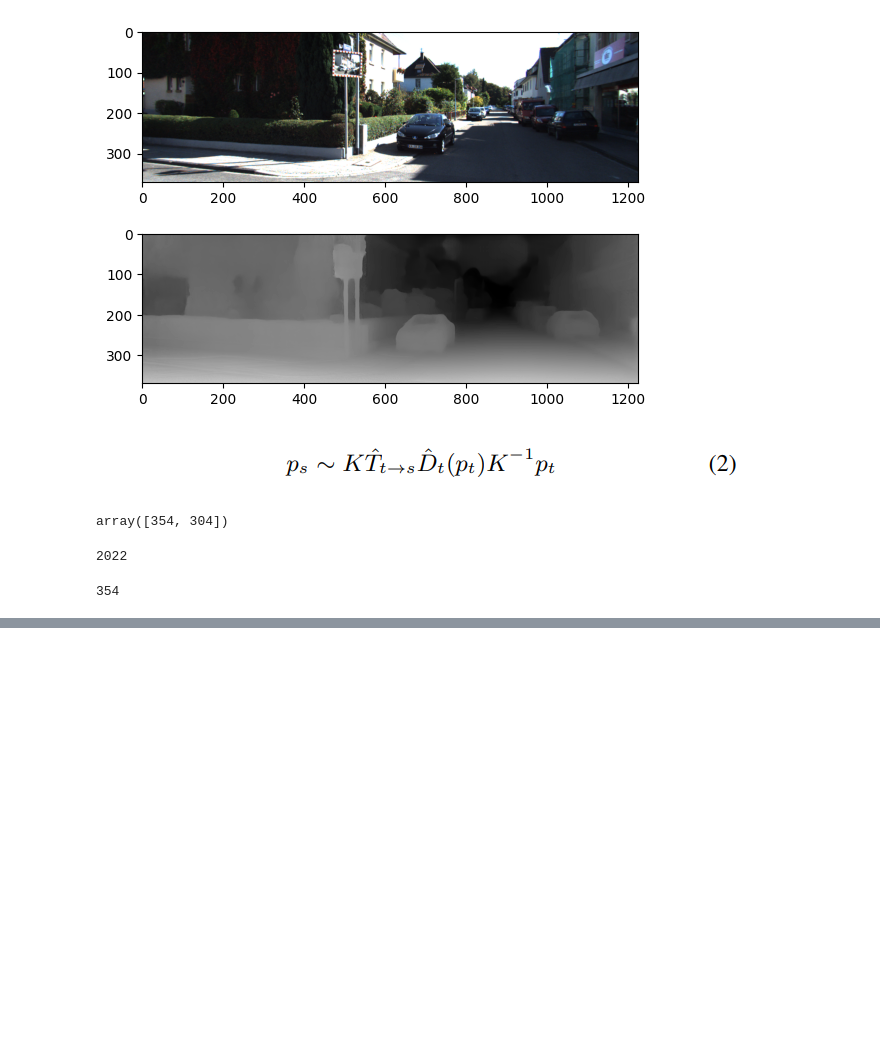
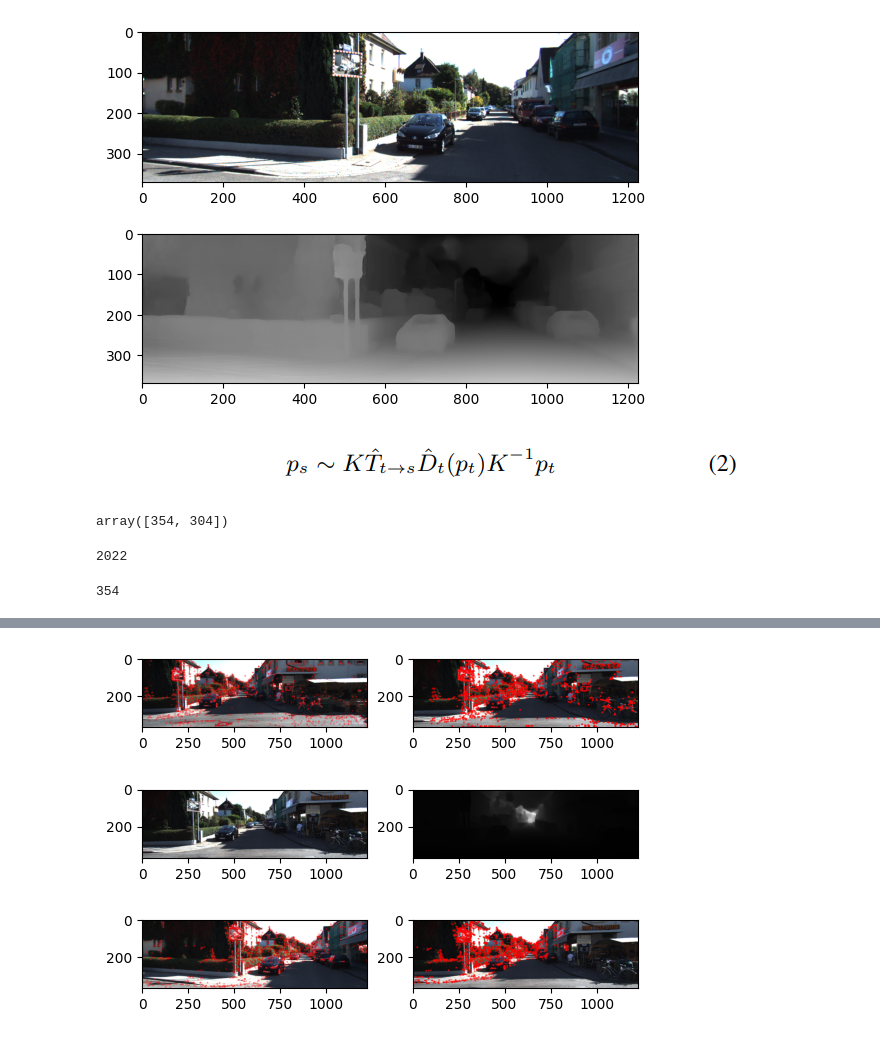
Before and after one commit to amit205/depth-based-warping, a Jupyter notebook: depthbasedwarpadaptation.ipynb, the cells around one changed output, grey strips where cells are left out. Saved outputs shown, nothing was run; the diff lists cells and outputs as text; code cells hidden in the pictures; blank space fills up the shorter version.

```diff
--- a/depthbasedwarpadaptation.ipynb
+++ b/depthbasedwarpadaptation.ipynb
@@ -423,2 +495,23 @@ for index in range(100):
+# %%
+def keypoints_from_response_map(response_map, threshold=0):
+    """
+    Converts a 2D array of response values to a list of OpenCV keypoints.
+
+    :param response_map: 2D array where each element represents a response value
+    :param threshold: Minimum response value to consider for a keypoint
+    :return: List of OpenCV KeyPoints
+    """
+    keypoints = []
+
+    # Iterate over the 2D array
+    for y in range(response_map.shape[0]):  # height (rows)
+        for x in range(response_map.shape[1]):  # width (columns)
+            response = response_map[y, x]
+            if response > threshold:
+                # Create a keypoint at (x, y) with the size and response
+                kp = cv2.KeyPoint(x=x, y=y, size=1, response=response)
+                keypoints.append(kp)
+
+    return keypoints
 # %%
 n = 3 # number of frames to use
@@ -466,0 +561,19 @@ src_img.shape
+# %%
+fig, axis = plt.subplots(3,2)
+src_image0 = cv2.drawKeypoints(kp_list['src_image'][0][0], kp_list['src_kp'][0],
+                                 0, (255, 0, 0))
+axis[0,0].imshow(src_image0)
+axis[1,0].imshow(kp_list['target_image'][0])
+src_image1 = cv2.drawKeypoints(kp_list['src_image'][1][0], kp_list['src_kp'][1],
+                                 0, (255, 0, 0))
+axis[2,0].imshow(src_image1)
+output_image0 = cv2.drawKeypoints(kp_list['target_image'][0], kp_list['kp_synthesis'][0],
+                                 0, (255, 0, 0))
+axis[0,1].imshow(output_image0)
+axis[1,1].imshow(kp_list['target_depth'][0],'gray')
+output_image1 = cv2.drawKeypoints(kp_list['target_image'][0], kp_list['kp_synthesis'][1],
+                                 0, (255, 0, 0))
+axis[2,1].imshow(output_image1)
+plt.show()
+# %% [output]
+[figure, added]
```
Also changed, not shown: parts of 21 cells of this notebook.
